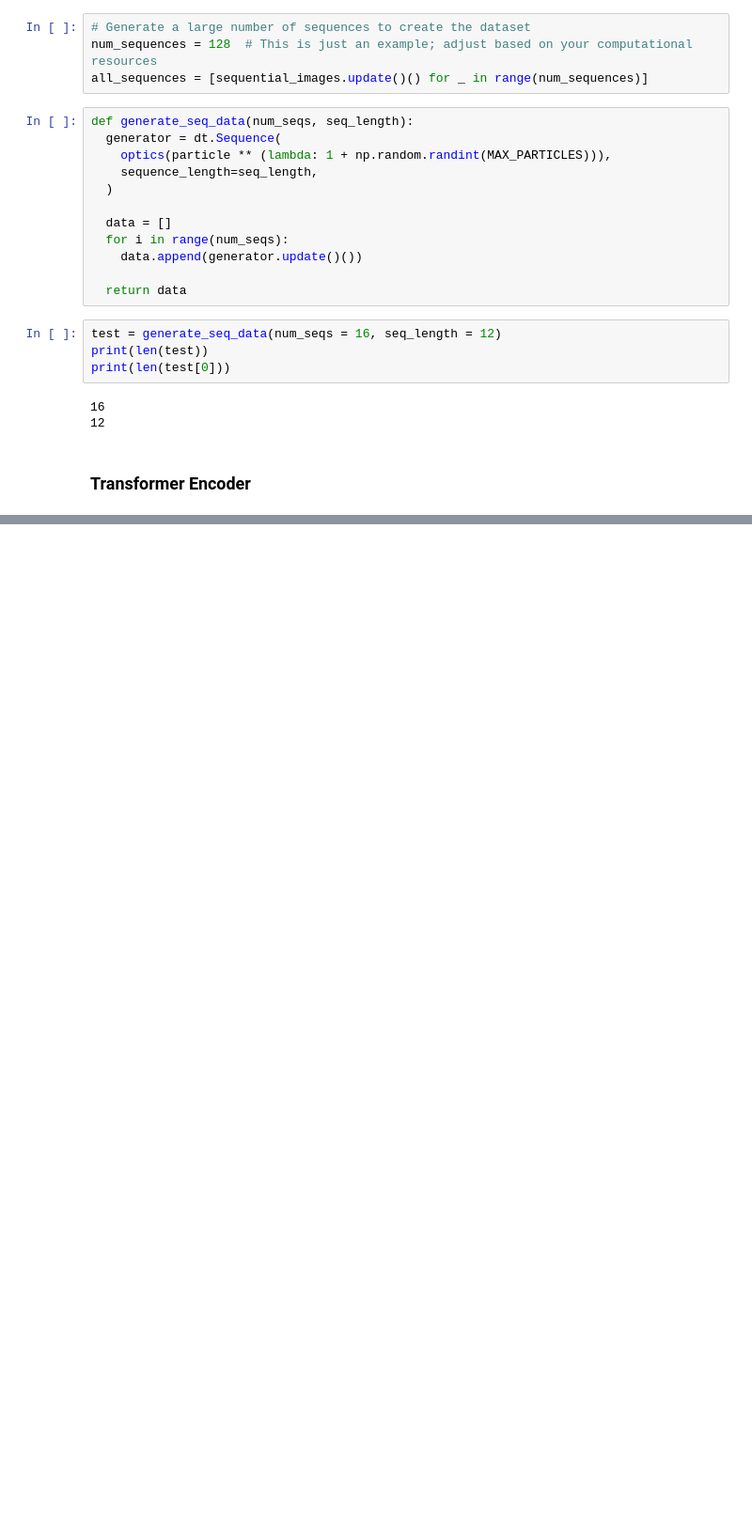
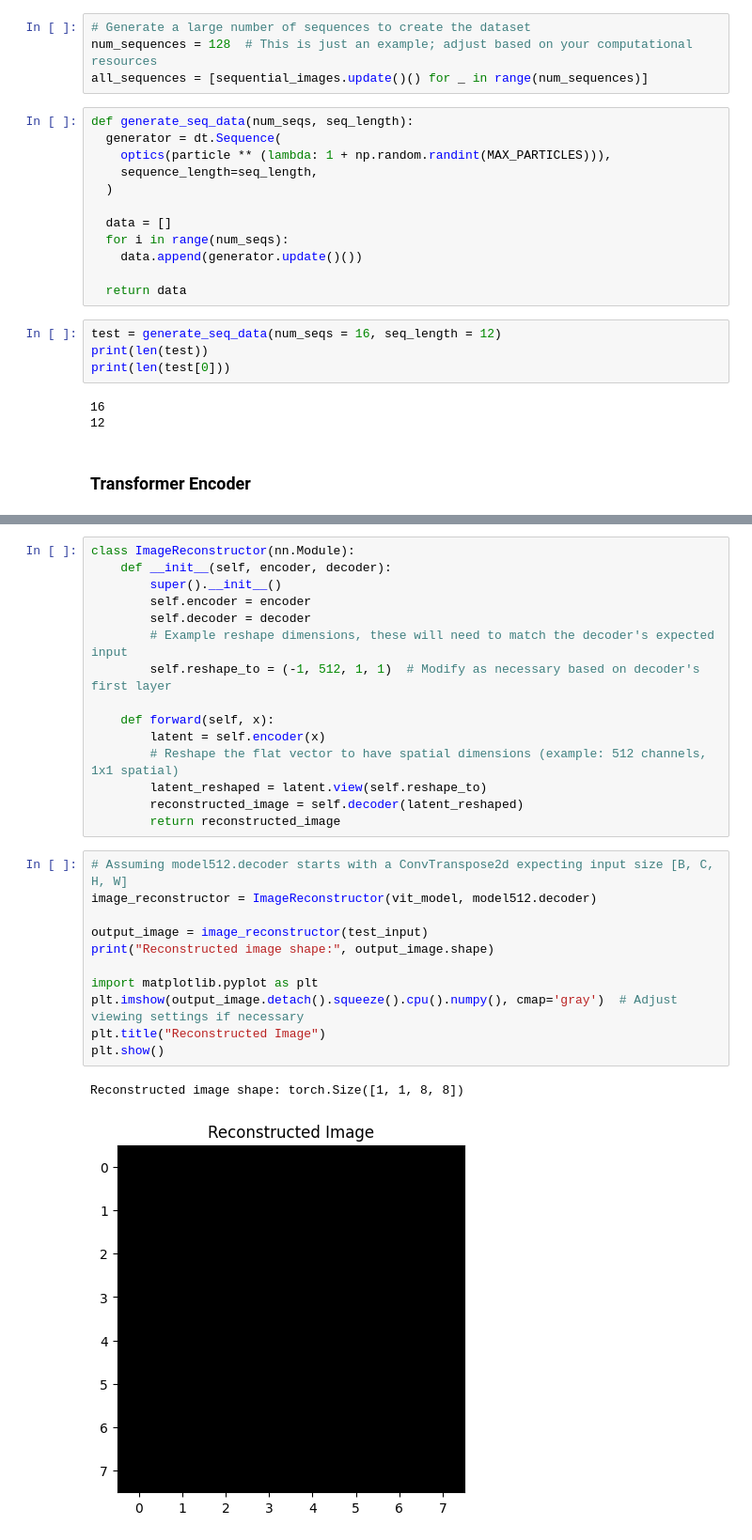
Before and after one commit to marcusaxelsson1/Advanced_NN, a Jupyter notebook: HWC.ipynb, the cells around one changed output, grey strips where cells are left out. Shown at 94% size. Cells and saved outputs as stored; diff of their text form; blank space fills up the shorter version.

```diff
--- a/HWC.ipynb
+++ b/HWC.ipynb
@@ -851,0 +949,29 @@ KeyboardInterrupt:
+# %%
+class ImageReconstructor(nn.Module):
+    def __init__(self, encoder, decoder):
+        super().__init__()
+        self.encoder = encoder
+        self.decoder = decoder
+        # Example reshape dimensions, these will need to match the decoder's expected input
+        self.reshape_to = (-1, 512, 1, 1)  # Modify as necessary based on decoder's first layer
+
+    def forward(self, x):
+        latent = self.encoder(x)
+        # Reshape the flat vector to have spatial dimensions (example: 512 channels, 1x1 spatial)
+        latent_reshaped = latent.view(self.reshape_to)
+        reconstructed_image = self.decoder(latent_reshaped)
+        return reconstructed_image
+# %%
+# Assuming model512.decoder starts with a ConvTranspose2d expecting input size [B, C, H, W]
+image_reconstructor = ImageReconstructor(vit_model, model512.decoder)
+
+output_image = image_reconstructor(test_input)
+print("Reconstructed image shape:", output_image.shape)
+
+import matplotlib.pyplot as plt
+plt.imshow(output_image.detach().squeeze().cpu().numpy(), cmap='gray')  # Adjust viewing settings if necessary
+plt.title("Reconstructed Image")
+plt.show()
+# %% [output]
+Reconstructed image shape: torch.Size([1, 1, 8, 8])
+[figure, added]
```
Also changed, not shown: parts of 29 cells of this notebook.
